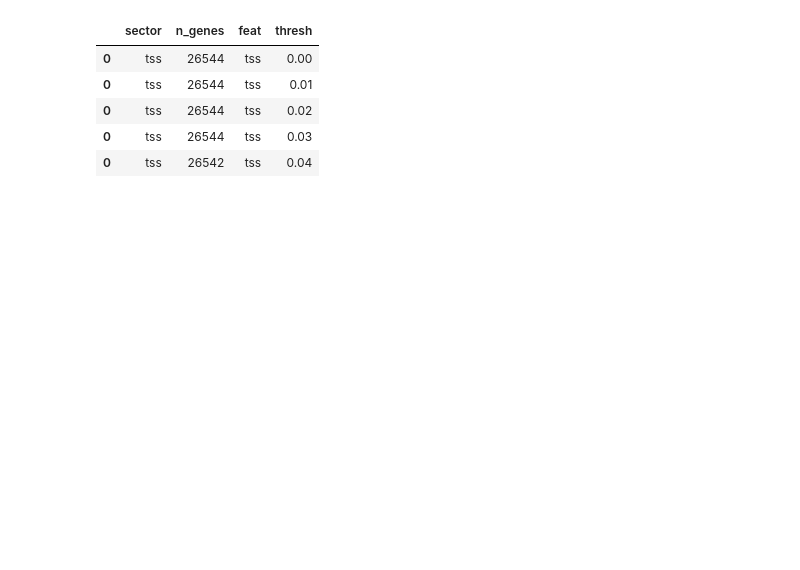
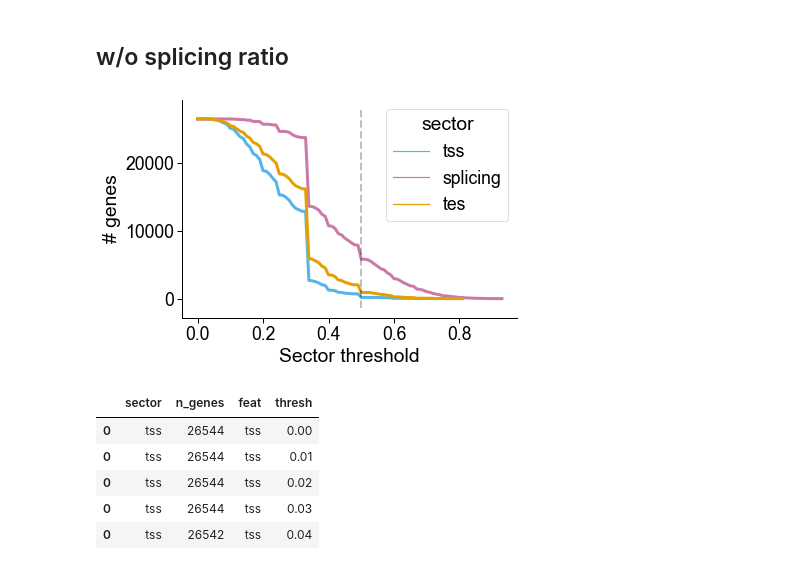
Before and after one commit to fairliereese/paper_rnawg, a Jupyter notebook: figures_revisions/revisions/sector_thresh_param_search.ipynb, the cells around one changed output. Saved outputs shown, nothing was run; the diff lists cells and outputs as text; code cells hidden in the pictures; blank space fills up the shorter version.

```diff
--- a/figures_revisions/revisions/sector_thresh_param_search.ipynb
+++ b/figures_revisions/revisions/sector_thresh_param_search.ipynb
@@ -46,7 +46,7 @@ gene_subset = 'protein_coding'
 obs_col = 'sample'
 go_gene_subset = 'protein_coding'
 # %%
-def assign_param_search_sector(df, kind, thresh):
+def assign_param_search_sector(df, kind, thresh, top='splicing_ratio'):
     """
     Assign each gene triplet a sector based on
     altering one threshold
@@ -55,6 +55,7 @@ def assign_param_search_sector(df, kind, thresh):
         df (pandas DataFrame): DataFrame with simplex coordinates and n_iso
         kind (str): 'tss', 'ic', 'tes'
         thresh (float): Threshold to use
+        top: (str): {'splicing_ratio', 'n_ic'}
 
     Returns:
         df (pandas DataFrame): DataFrame with sector listed
@@ -70,6 +71,12 @@ def assign_param_search_sector(df, kind, thresh):
         thing = 'tes_ratio'
         thing2 = 'tes'
 
+    if top == 'n_ic':
+        # recalc
+        df['tss_ratio'] = df.n_tss/(df.n_tss+df.n_ic+df.n_tes)
+        df['spl_ratio'] = df.n_ic/(df.n_tss+df.n_ic+df.n_tes)
+        df['tes_ratio'] = df.n_tes/(df.n_tss+df.n_ic+df.n_tes)
+
     # df['sector'] = f'not_{thing2}'
     df['sector'] = np.nan
 
@@ -81,3 +88,5 @@ def assign_param_search_sector(df, kind, thresh):
 ca = cerberus.read(cerberus_h5)
 df = ca.triplets.copy(deep=True)
 df = df.loc[df.source=='obs_det']
+# %% [markdown]
+## w/o splicing ratio
@@ -84,15 +105,18 @@ df = df.loc[df.source=='obs_det']
 # %%
-big_df = pd.DataFrame()
-for feat in ['tss', 'ic', 'tes']:
-    for i in range(0, 100):
-        thresh = i/100
-        temp = assign_param_search_sector(df, feat, thresh)
-        temp = temp[['gid', 'sector']].groupby('sector').count().reset_index().rename({'gid':'n_genes'}, axis=1)
-        temp['feat'] = feat
-        temp['thresh'] = thresh
-        big_df = pd.concat([big_df, temp], axis=0)
-        # if i%10 == 0:
-        #     print(i)
+sns.set_context('paper', font_scale=2)
+mpl.rcParams['font.family'] = 'Arial'
+mpl.rcParams['pdf.fonttype'] = 42
+c_dict, order = get_sector_colors()
+ax = sns.lineplot(big_df, hue='sector', y='n_genes', x='thresh', linewidth=3, palette=c_dict)
+ax.set(xlabel='Sector threshold', ylabel='# genes')
+ylims = ax.get_ylim()
+ax.vlines(0.5, ylims[0], ylims[1],
+                      colors='k', linestyles='dashed',
+                      linewidth=2, alpha=0.25)
+ax.spines['right'].set_visible(False)
+ax.spines['top'].set_visible(False)
+# %% [output]
+[figure, added]
 # %%
 big_df.head()
 # %% [output]
```
Also changed, not shown: parts of 3 cells of this notebook, 1 other file.
